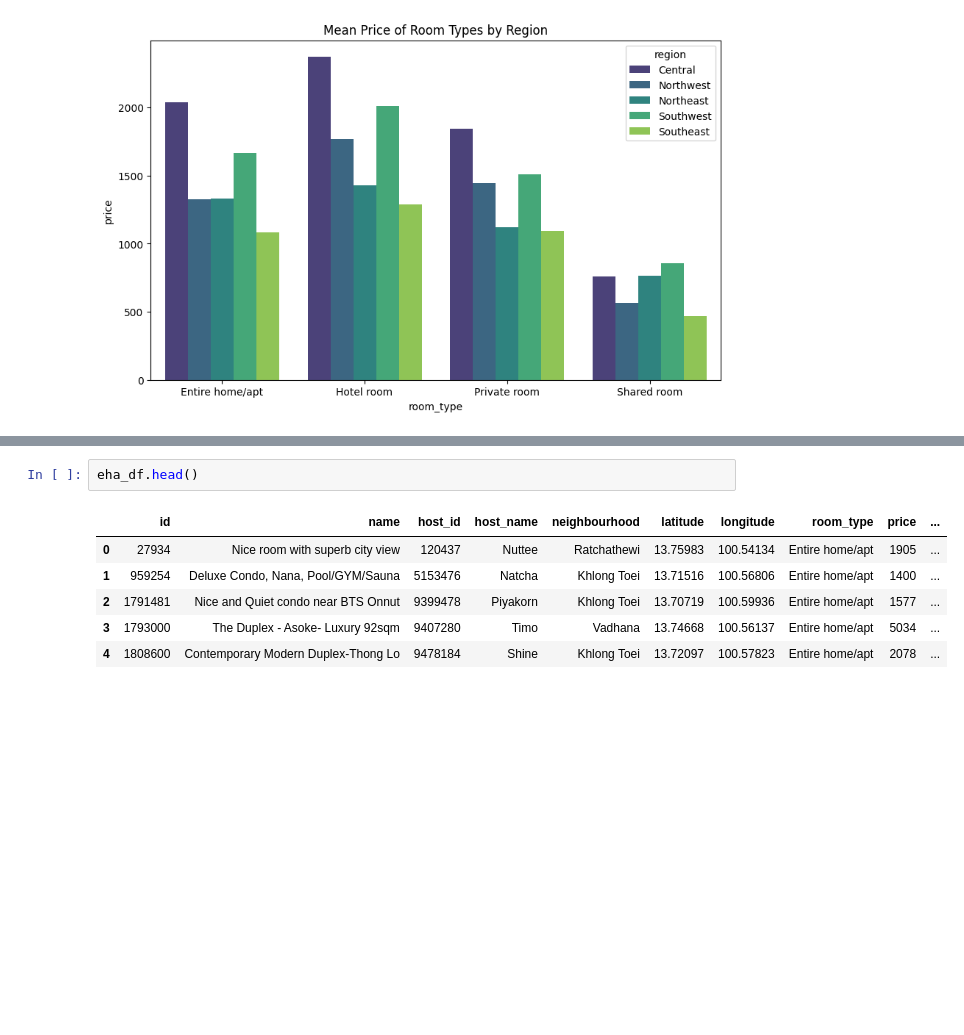
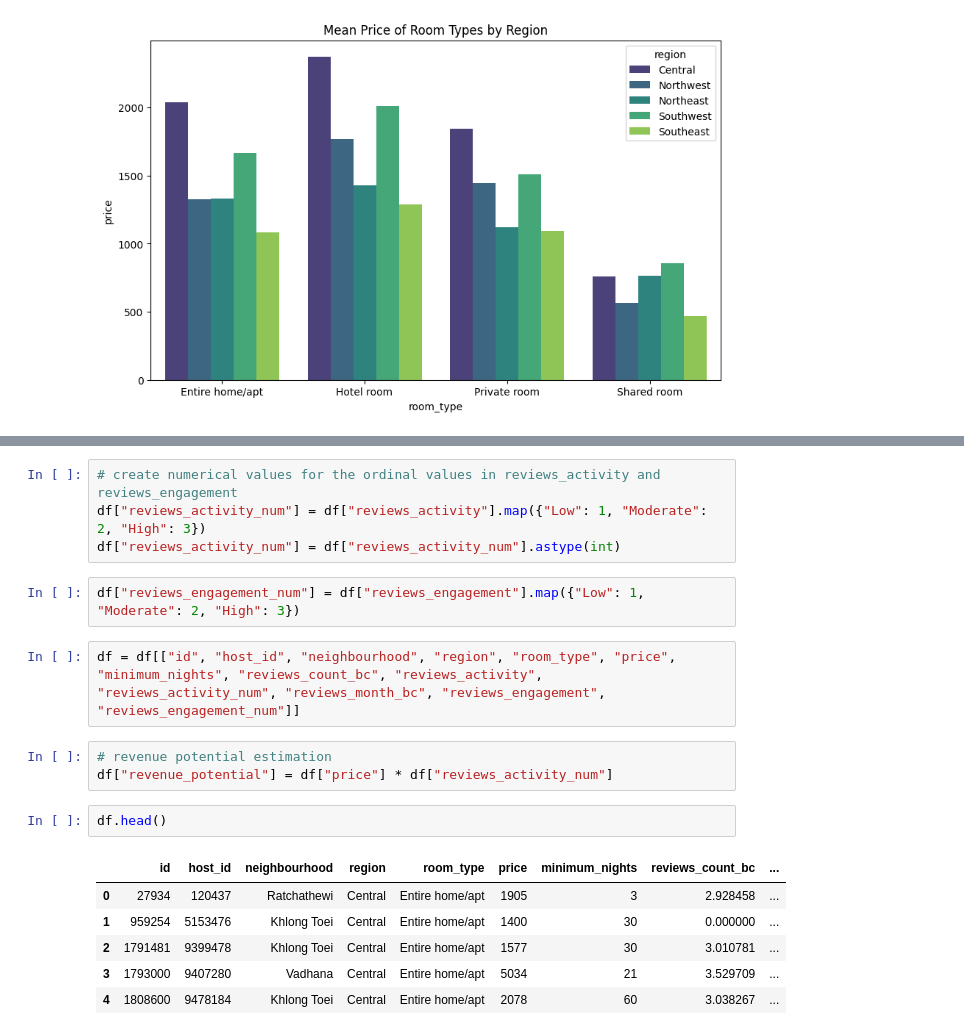
Before and after one commit to amfejosi/Module2Capstone, a Jupyter notebook: Capstone2 - EDA.ipynb, the cells around one changed output, grey strips where cells are left out. Saved outputs shown, nothing was run; the diff lists cells and outputs as text; blank space fills up the shorter version.

```diff
--- a/Capstone2 - EDA.ipynb
+++ b/Capstone2 - EDA.ipynb
@@ -36,9 +78,20 @@ sr_df = df[df["room_type"] == "Shared room"]
+# %%
+# create numerical values for the ordinal values in reviews_activity and reviews_engagement
+df["reviews_activity_num"] = df["reviews_activity"].map({"Low": 1, "Moderate": 2, "High": 3})
+df["reviews_activity_num"] = df["reviews_activity_num"].astype(int)
+# %%
+df["reviews_engagement_num"] = df["reviews_engagement"].map({"Low": 1, "Moderate": 2, "High": 3})
+# %%
+df = df[["id", "host_id", "neighbourhood", "region", "room_type", "price", "minimum_nights", "reviews_count_bc", "reviews_activity", "reviews_activity_num", "reviews_month_bc", "reviews_engagement", "reviews_engagement_num"]]
+# %%
+# revenue potential estimation
+df["revenue_potential"] = df["price"] * df["reviews_activity_num"]
 # %%
-eha_df.head()
+df.head()
 # %% [output]
-|  | id | name | host_id | host_name | neighbourhood | latitude | longitude | room_type | price | ... |
-| 0 | 27934 | Nice room with superb city view | 120437 | Nuttee | Ratchathewi | 13.75983 | 100.54134 | Entire home/apt | 1905 | ... |
-| 1 | 959254 | Deluxe Condo, Nana, Pool/GYM/Sauna | 5153476 | Natcha | Khlong Toei | 13.71516 | 100.56806 | Entire home/apt | 1400 | ... |
-| 2 | 1791481 | Nice and Quiet condo near BTS Onnut | 9399478 | Piyakorn | Khlong Toei | 13.70719 | 100.59936 | Entire home/apt | 1577 | ... |
-| 3 | 1793000 | The Duplex - Asoke- Luxury 92sqm | 9407280 | Timo | Vadhana | 13.74668 | 100.56137 | Entire home/apt | 5034 | ... |
-| 4 | 1808600 | Contemporary Modern Duplex-Thong Lo | 9478184 | Shine | Khlong Toei | 13.72097 | 100.57823 | Entire home/apt | 2078 | ... |
+|  | id | host_id | neighbourhood | region | room_type | price | minimum_nights | reviews_count_bc | ... |
+| 0 | 27934 | 120437 | Ratchathewi | Central | Entire home/apt | 1905 | 3 | 2.928458 | ... |
+| 1 | 959254 | 5153476 | Khlong Toei | Central | Entire home/apt | 1400 | 30 | 0.000000 | ... |
+| 2 | 1791481 | 9399478 | Khlong Toei | Central | Entire home/apt | 1577 | 30 | 3.010781 | ... |
+| 3 | 1793000 | 9407280 | Vadhana | Central | Entire home/apt | 5034 | 21 | 3.529709 | ... |
+| 4 | 1808600 | 9478184 | Khlong Toei | Central | Entire home/apt | 2078 | 60 | 3.038267 | ... |
```
Also changed, not shown: parts of 27 cells of this notebook, 2 other files.
